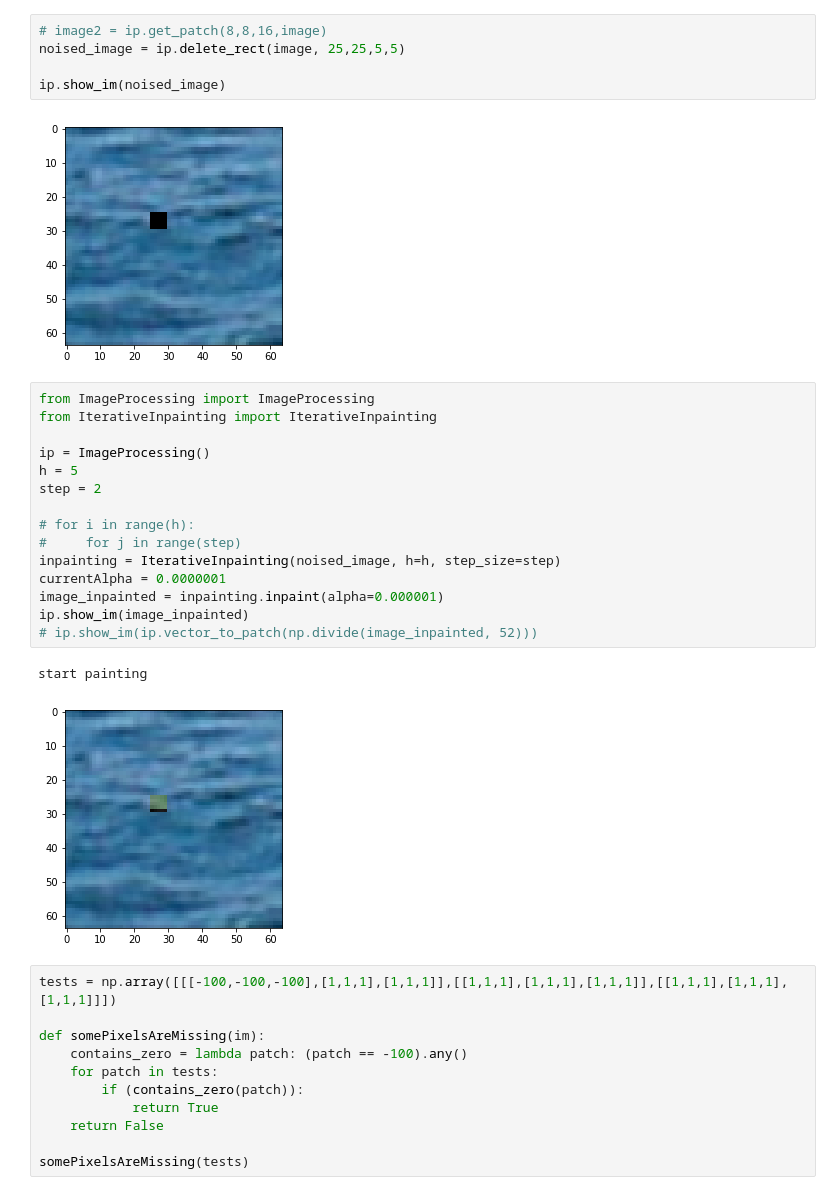
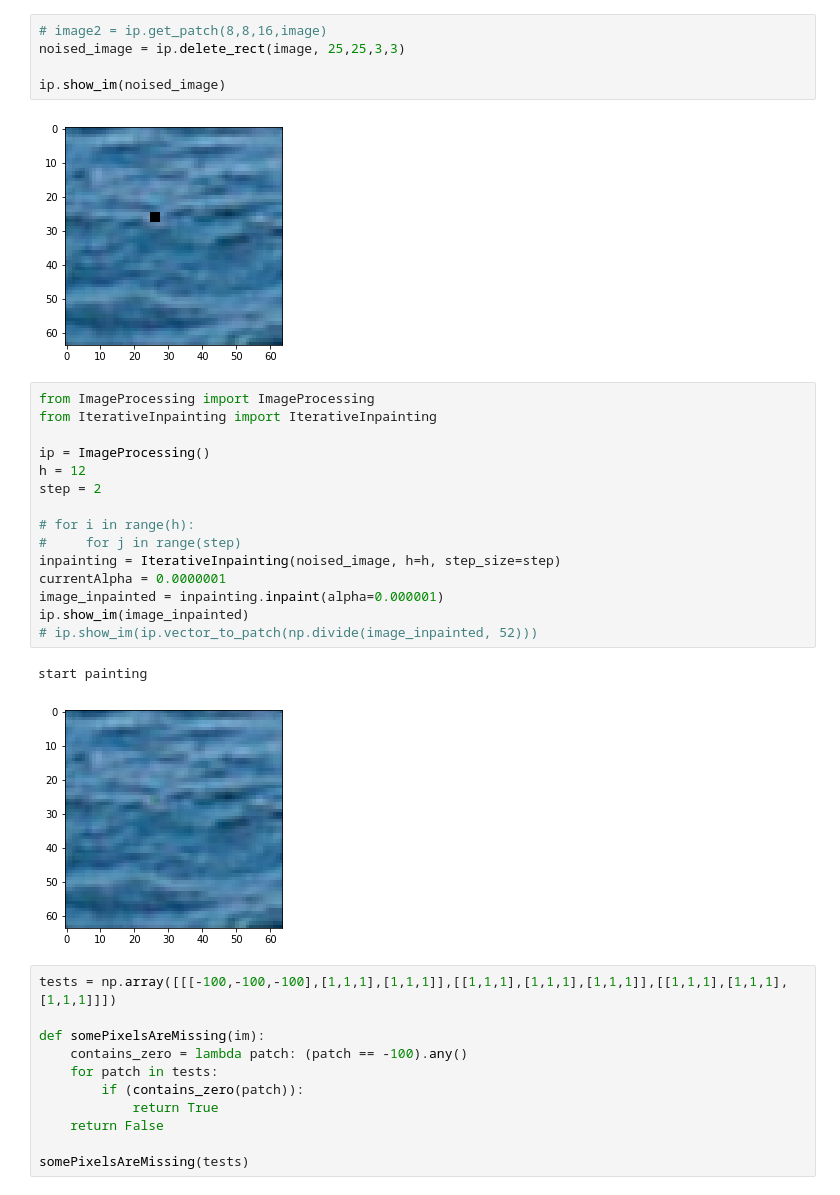
Before and after one commit to clemoberti/arf-project, a Jupyter notebook: one_noise_point.ipynb, the cells around one changed output. Drawn from its saved outputs; the diff is of its cells as text.

```diff
--- a/one_noise_point.ipynb
+++ b/one_noise_point.ipynb
@@ -18,28 +18,28 @@ The autoreload extension is already loaded. To reload it, use:
 # %%
 # image2 = ip.get_patch(8,8,16,image)
-noised_image = ip.delete_rect(image, 25,25,5,5)
+noised_image = ip.delete_rect(image, 25,25,3,3)
 
 ip.show_im(noised_image)
 # %% [output]
-[figure, old version]
+[figure, new version]
 # %%
 from ImageProcessing import ImageProcessing
 from IterativeInpainting import IterativeInpainting
 
 ip = ImageProcessing()
-h = 5
+h = 12
 step = 2
 
 # for i in range(h):
 #     for j in range(step)
 inpainting = IterativeInpainting(noised_image, h=h, step_size=step)
 currentAlpha = 0.0000001
 image_inpainted = inpainting.inpaint(alpha=0.000001)
 ip.show_im(image_inpainted)
 # ip.show_im(ip.vector_to_patch(np.divide(image_inpainted, 52)))
 # %% [output]
 start painting
-[figure, old version]
+[figure, new version]
 # %%
 tests = np.array([[[-100,-100,-100],[1,1,1],[1,1,1]],[[1,1,1],[1,1,1],[1,1,1]],[[1,1,1],[1,1,1],[1,1,1]]])
 
```
Also changed, not shown: parts of 2 cells of this notebook, 6 other files.
